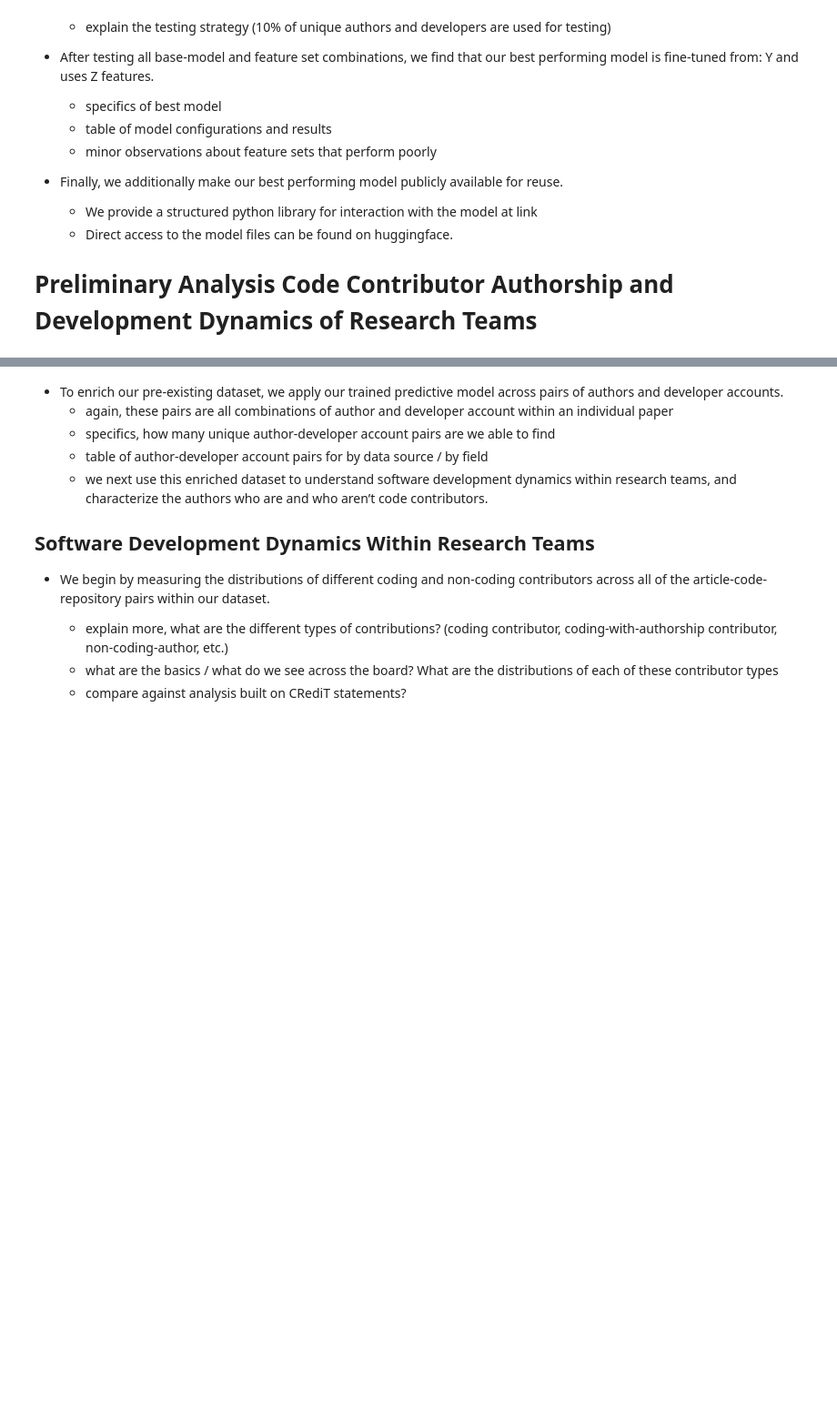
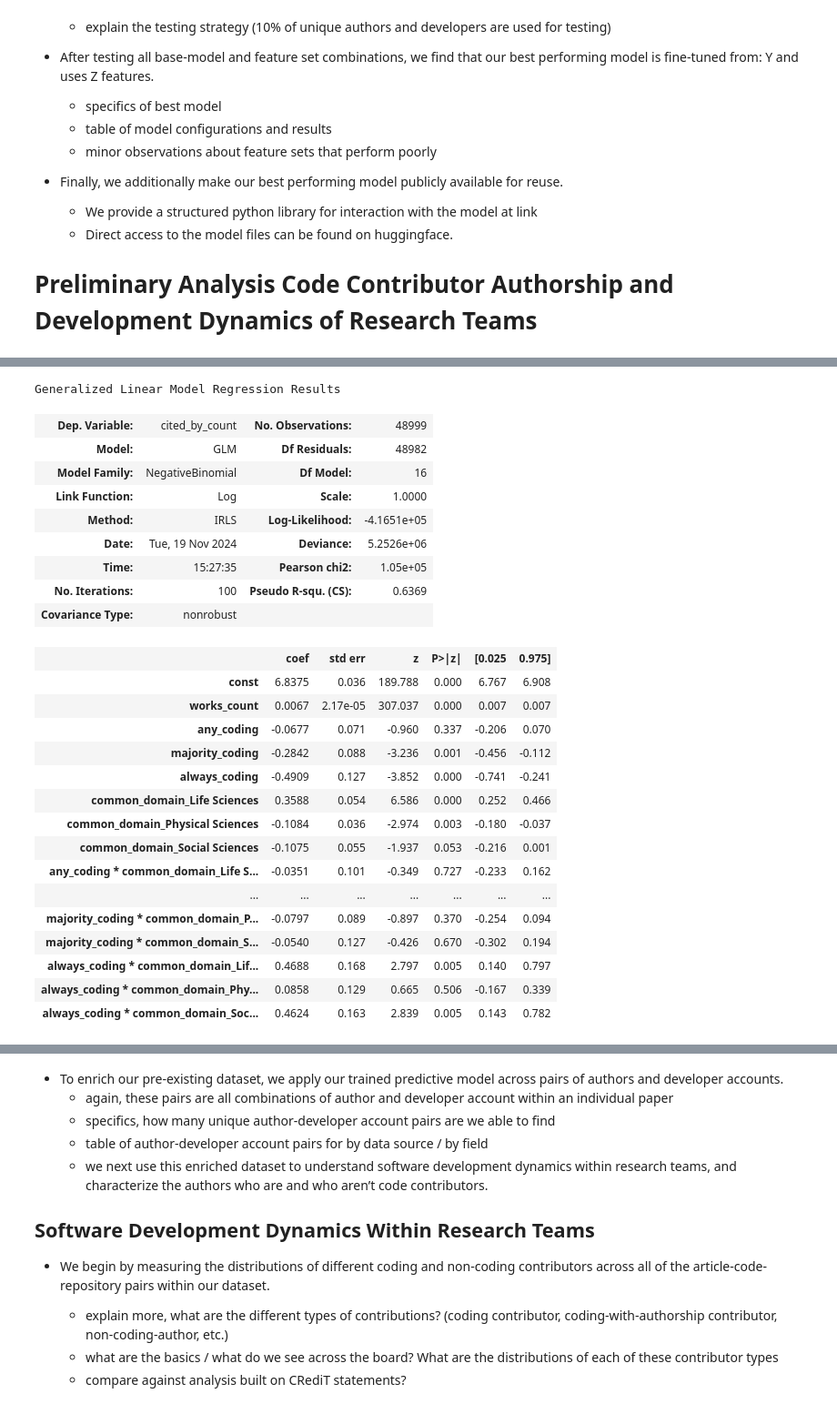
Before and after one commit to evamaxfield/rs-graph, a Jupyter notebook: publications/qss-code-authors/qss-code-authors.ipynb, the cells around one changed output, grey strips where cells are left out. Shown at 91% size. Cells and saved outputs as stored; diff of their text form; code cells hidden in the pictures; blank space fills up the shorter version.

Commit message:
H5 done??? time to port and interpret

```diff
--- a/publications/qss-code-authors/qss-code-authors.ipynb
+++ b/publications/qss-code-authors/qss-code-authors.ipynb
@@ -944,4 +608,0 @@ Generalized Linear Model Regression Results
-# %%
-y = researcher_counts_with_dummies["h_index"]
-model = sm.GLM(y, X, family=sm.families.Poisson()).fit()
-model.summary()
@@ -975,4 +608,0 @@ Generalized Linear Model Regression Results
-# %%
-y = researcher_counts_with_dummies["i10_index"]
-model = sm.GLM(y, X, family=sm.families.Poisson()).fit()
-model.summary()
@@ -1006,4 +608,0 @@ Generalized Linear Model Regression Results
-# %%
-y = researcher_counts_with_dummies["two_year_mean_citedness"]
-model = sm.GLM(y, X, family=sm.families.Poisson()).fit()
-model.summary()
@@ -1036,0 +935,7 @@ Generalized Linear Model Regression Results
+# %%
+cited_by_count_models = compute_models(
+    "cited_by_count",
+    researchers_w_3_docs_and_coded_agg_dummies,
+    glm_family=sm.families.NegativeBinomial(),
+)
+cited_by_count_models["common_author_position"].summary()
@@ -1036,0 +967,29 @@ Generalized Linear Model Regression Results
+# %%
+cited_by_count_models["common_domain"].summary()
+# %% [output]
+Generalized Linear Model Regression Results
+| Dep. Variable: | cited_by_count | No. Observations: | 48999 |
+| Model: | GLM | Df Residuals: | 48982 |
+| Model Family: | NegativeBinomial | Df Model: | 16 |
+| Link Function: | Log | Scale: | 1.0000 |
+| Method: | IRLS | Log-Likelihood: | -4.1651e+05 |
+| Date: | Tue, 19 Nov 2024 | Deviance: | 5.2526e+06 |
+| Time: | 15:27:35 | Pearson chi2: | 1.05e+05 |
+| No. Iterations: | 100 | Pseudo R-squ. (CS): | 0.6369 |
+| Covariance Type: | nonrobust |  |  |
+|  | coef | std err | z | P>|z| | [0.025 | 0.975] |
+| const | 6.8375 | 0.036 | 189.788 | 0.000 | 6.767 | 6.908 |
+| works_count | 0.0067 | 2.17e-05 | 307.037 | 0.000 | 0.007 | 0.007 |
+| any_coding | -0.0677 | 0.071 | -0.960 | 0.337 | -0.206 | 0.070 |
+| majority_coding | -0.2842 | 0.088 | -3.236 | 0.001 | -0.456 | -0.112 |
+| always_coding | -0.4909 | 0.127 | -3.852 | 0.000 | -0.741 | -0.241 |
+| common_domain_Life Sciences | 0.3588 | 0.054 | 6.586 | 0.000 | 0.252 | 0.466 |
+| common_domain_Physical Sciences | -0.1084 | 0.036 | -2.974 | 0.003 | -0.180 | -0.037 |
+| common_domain_Social Sciences | -0.1075 | 0.055 | -1.937 | 0.053 | -0.216 | 0.001 |
+| any_coding * common_domain_Life S... | -0.0351 | 0.101 | -0.349 | 0.727 | -0.233 | 0.162 |
+| ... | ... | ... | ... | ... | ... | ... |
+| majority_coding * common_domain_P... | -0.0797 | 0.089 | -0.897 | 0.370 | -0.254 | 0.094 |
+| majority_coding * common_domain_S... | -0.0540 | 0.127 | -0.426 | 0.670 | -0.302 | 0.194 |
+| always_coding * common_domain_Lif... | 0.4688 | 0.168 | 2.797 | 0.005 | 0.140 | 0.797 |
+| always_coding * common_domain_Phy... | 0.0858 | 0.129 | 0.665 | 0.506 | -0.167 | 0.339 |
+| always_coding * common_domain_Soc... | 0.4624 | 0.163 | 2.839 | 0.005 | 0.143 | 0.782 |
```
Also changed, not shown: parts of 21 cells of this notebook.
